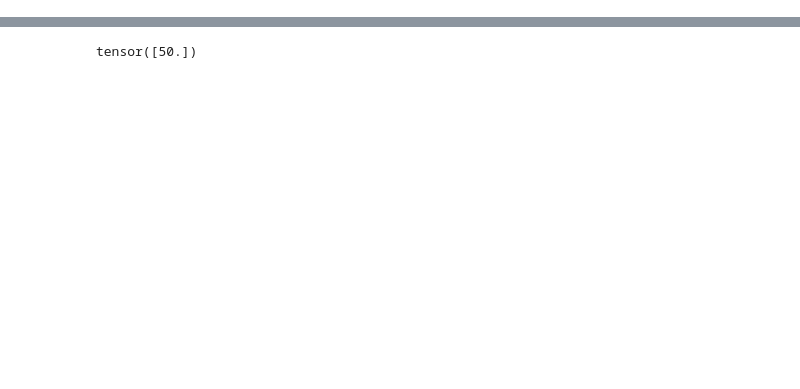
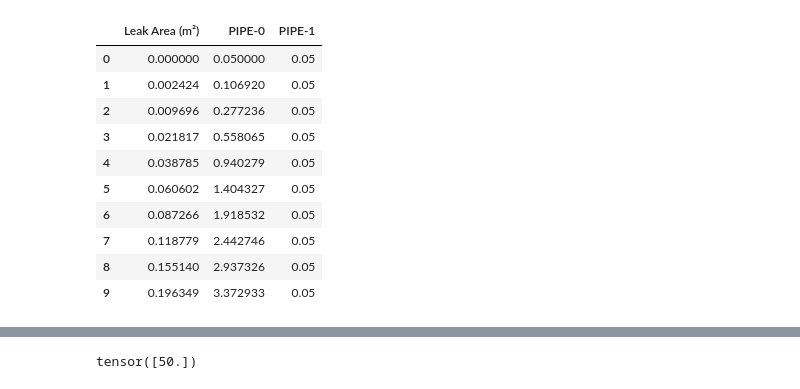
Before and after one commit to johanslettengren/synthetic-anomaly-generation, a Jupyter notebook: static-modelling/WNTR.ipynb, the cells around one changed output, grey strips where cells are left out. Cells and saved outputs as stored; diff of their text form; code cells hidden in the pictures; blank space fills up the shorter version.

```diff
--- a/static-modelling/WNTR.ipynb
+++ b/static-modelling/WNTR.ipynb
@@ -98,3 +66,65 @@ display(flows)
+# %%
+import wntr
+import pandas as pd
+import numpy as np
+
+n_samples = 10
+inp_file = 'network_file.inp'
+Cd = 0.75
+A_max = 0.5
+
+leak_ratio = np.linspace(0, A_max, n_samples)
+leak_areas = 3.14159 * (leak_ratio / 2) ** 2
+
+leak_node_id = 'LEAK-0'  # Where to inject the leak
+
+base_wn = wntr.network.WaterNetworkModel(inp_file)
+
+# Identify supply nodes (e.g., reservoirs)
+supply_nodes = base_wn.reservoir_name_list
+
+# Preallocate storage
+pressure_data = []
+
+for area in leak_areas:
+    wn = wntr.network.WaterNetworkModel(inp_file)
+
+    # Add leak at specified node
+    junction = wn.get_node(leak_node_id)
+    junction.add_leak(wn, area=area, discharge_coeff=Cd, start_time=0)
+
+    # Run simulation
+    sim = wntr.sim.WNTRSimulator(wn)
+    results = sim.run_sim()
+
+    # Get pressures at t=0
+    pressure = results.link['flowrate'].iloc[0]  # Series: node_id -> pressure
+
+    # Filter out supply nodes
+    filtered_pressure = {k: v for k, v in pressure.items() if k not in supply_nodes}
+
+    # Add to results
+    pressure_row = {'Leak Area (m²)': area}
+    pressure_row.update(filtered_pressure)
+    pressure_data.append(pressure_row)
+
+# Create DataFrame
+pressure_df = pd.DataFrame(pressure_data)
+
+# Display
+display(pressure_df)
+# %% [output]
+|  | Leak Area (m²) | PIPE-0 | PIPE-1 |
+| 0 | 0.000000 | 0.050000 | 0.05 |
+| 1 | 0.002424 | 0.106920 | 0.05 |
+| 2 | 0.009696 | 0.277236 | 0.05 |
+| 3 | 0.021817 | 0.558065 | 0.05 |
+| 4 | 0.038785 | 0.940279 | 0.05 |
+| 5 | 0.060602 | 1.404327 | 0.05 |
+| 6 | 0.087266 | 1.918532 | 0.05 |
+| 7 | 0.118779 | 2.442746 | 0.05 |
+| 8 | 0.155140 | 2.937326 | 0.05 |
+| 9 | 0.196349 | 3.372933 | 0.05 |
 # %%
 from wntr.graphics import plot_network
 import matplotlib.pyplot as plt
```
Also changed, not shown: parts of 14 cells of this notebook, 3 other files.
